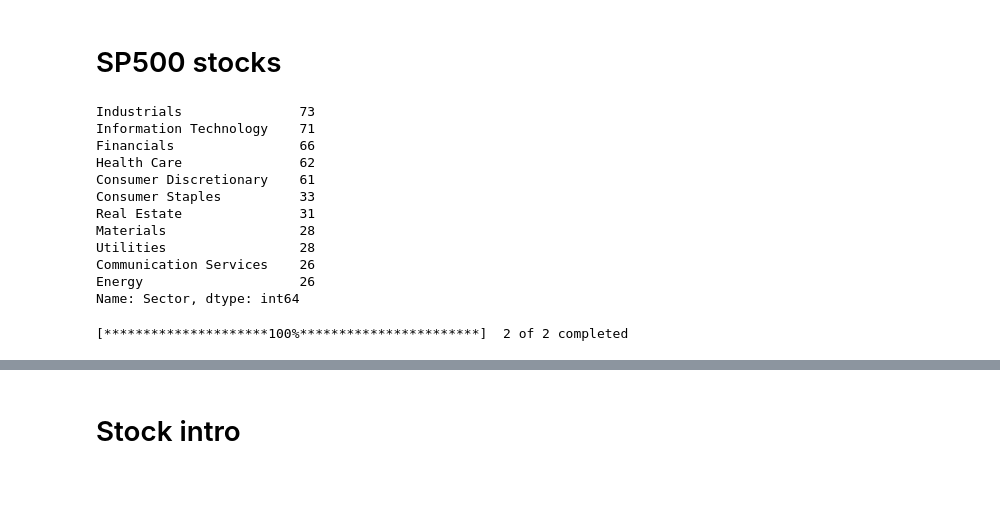
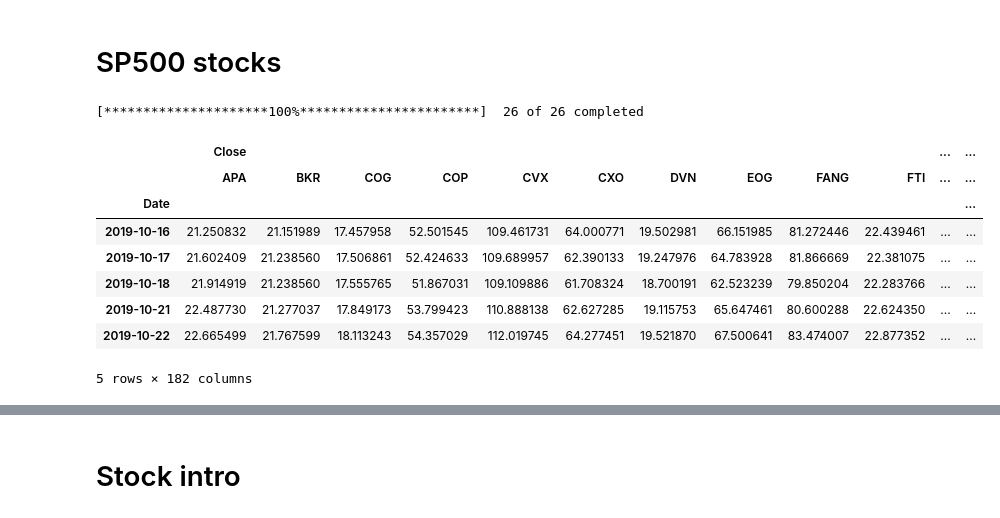
Before and after one commit to SaraNordin/LEAP-sign-language, a Jupyter notebook: Yahoo_Finance.ipynb, the cells around one changed output, grey strips where cells are left out. Saved outputs shown, nothing was run; the diff lists cells and outputs as text; code cells hidden in the pictures; blank space fills up the shorter version.

```diff
--- a/Yahoo_Finance.ipynb
+++ b/Yahoo_Finance.ipynb
@@ -225,28 +225,26 @@ def option_spread_analysis(ticker):
 # SP500 stocks
 # %%
 # shift + tab to get function documentation
+# start_date = "2020-01-01"
+# end_date = "2020-07-01"
+# df = ticker.history(start=start_date, end=end_date)
+
 SP500_df = pd.read_csv("constituents.csv")
 SP500_df.Sector.value_counts()
+
+company_list = SP500_df[SP500_df.Sector == "Energy"].Symbol.tolist()
+energy_tickers = yf.Tickers(company_list)
+energy_df = energy_tickers.history(period = "1y")
+
+display(energy_df.head())
 # %% [output]
-Industrials               73
-Information Technology    71
-Financials                66
-Health Care               62
-Consumer Discretionary    61
-Consumer Staples          33
-Real Estate               31
-Materials                 28
-Utilities                 28
-Communication Services    26
-Energy                    26
-Name: Sector, dtype: int64
+[*********************100%***********************]  26 of 26 completed
+|  | Close |  |  |  |  |  |  |  |  |  | ... | ... |
+|  | APA | BKR | COG | COP | CVX | CXO | DVN | EOG | FANG | FTI | ... | ... |
+| Date |  |  |  |  |  |  |  |  |  |  |  | ... |
+| 2019-10-16 | 21.250832 | 21.151989 | 17.457958 | 52.501545 | 109.461731 | 64.000771 | 19.502981 | 66.151985 | 81.272446 | 22.439461 | ... | ... |
+| 2019-10-17 | 21.602409 | 21.238560 | 17.506861 | 52.424633 | 109.689957 | 62.390133 | 19.247976 | 64.783928 | 81.866669 | 22.381075 | ... | ... |
+| 2019-10-18 | 21.914919 | 21.238560 | 17.555765 | 51.867031 | 109.109886 | 61.708324 | 18.700191 | 62.523239 | 79.850204 | 22.283766 | ... | ... |
+| 2019-10-21 | 22.487730 | 21.277037 | 17.849173 | 53.799423 | 110.888138 | 62.627285 | 19.115753 | 65.647461 | 80.600288 | 22.624350 | ... | ... |
+| 2019-10-22 | 22.665499 | 21.767599 | 18.113243 | 54.357029 | 112.019745 | 64.277451 | 19.521870 | 67.500641 | 83.474007 | 22.877352 | ... | ... |
+5 rows × 182 columns
-# %%
-#start_date = "2020-01-01"
-#end_date = "2020-07-01"
-
-company_list = SP500_df[SP500_df.Sector == "Consumer Discretionary"].Symbol
-test = yf.Tickers(["GS", "TSLA"])
-test_df = test.history(period = "1y")
-#test_df = test.history(start=start_date, end=end_date)
-# %% [output]
-[*********************100%***********************]  2 of 2 completed
```
Also changed, not shown: parts of 7 cells of this notebook.
